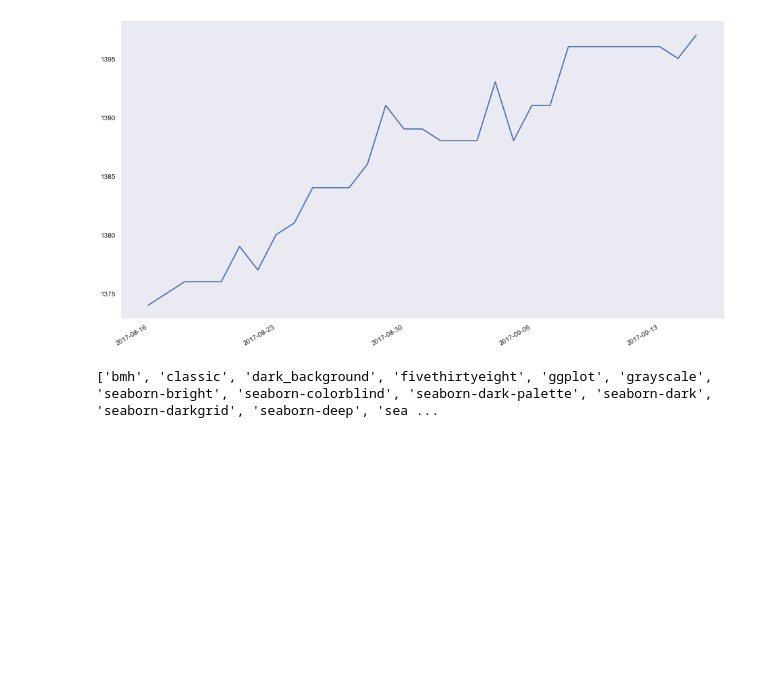
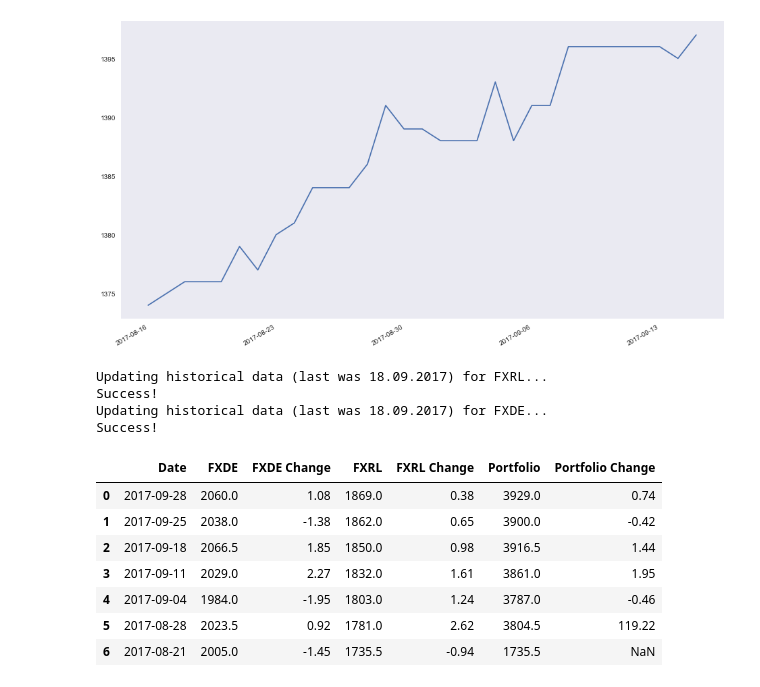
Before and after one commit to alvlasov/asset-utils, a Jupyter notebook: asset_utils.ipynb, the cells around one changed output. Cells and saved outputs as stored; diff of their text form; code cells hidden in the pictures; blank space fills up the shorter version.

```diff
--- a/asset_utils.ipynb
+++ b/asset_utils.ipynb
@@ -92,7 +58,11 @@ plt.grid()
 plt.show()
 # %% [output]
 [figure]
-# %%
-print(plt.style.available)
-# %% [output]
-['bmh', 'classic', 'dark_background', 'fivethirtyeight', 'ggplot', 'grayscale', 'seaborn-bright', 'seaborn-colorblind', 'seaborn-dark-palette', 'seaborn-dark', 'seaborn-darkgrid', 'seaborn-deep', 'sea ...
+# %%
+portfolio.asset_db.update_asset_historical('FXRL')
+portfolio.asset_db.update_asset_historical('FXDE')
+# %% [output]
+Updating historical data (last was 18.09.2017) for FXRL...
+Success!
+Updating historical data (last was 18.09.2017) for FXDE...
+Success!
@@ -98,0 +72,52 @@ print(plt.style.available)
+# %%
+def build_week_statistics():
+    date = pd.to_datetime(date_.today())
+    state = get_portfolio_state(date)
+    state['Date'] = date
+
+    weekday = date.weekday()
+    week = pd.Timedelta(weeks = 1)
+    prev_date = date - pd.Timedelta(days = weekday)
+    states = []
+    while True:
+
+        prev_state = get_portfolio_state(prev_date)
+
+        for key in prev_state.keys():
+            if prev_state[key] != 0:
+                state[str(key) + ' Change'] = '%.2f' % ((state[key] - prev_state[key]) / prev_state[key] * 100)
+            else:
+                state[str(key) + ' Change'] = float('nan')
+
+        prev_state['Date'] = prev_date
+#         print(state)
+        states.append(state)
+        date = prev_date
+        prev_date -= week
+        state = prev_state
+
+        if state['Portfolio'] == 0:
+            break
+#     print(state)
+    return states
+
+def get_portfolio_state(date):
+    state = {}
+    for asset in portfolio.asset_list:
+        state[asset] = portfolio.asset_db.get_asset_historical(asset, date)['price']
+    state['Portfolio'] = portfolio.get_portfolio_price(date)
+    return state
+# %%
+stats = build_week_statistics()
+df = pd.DataFrame.from_dict(stats)
+# %%
+df
+# %% [output]
+|  | Date | FXDE | FXDE Change | FXRL | FXRL Change | Portfolio | Portfolio Change |
+| 0 | 2017-09-28 | 2060.0 | 1.08 | 1869.0 | 0.38 | 3929.0 | 0.74 |
+| 1 | 2017-09-25 | 2038.0 | -1.38 | 1862.0 | 0.65 | 3900.0 | -0.42 |
+| 2 | 2017-09-18 | 2066.5 | 1.85 | 1850.0 | 0.98 | 3916.5 | 1.44 |
+| 3 | 2017-09-11 | 2029.0 | 2.27 | 1832.0 | 1.61 | 3861.0 | 1.95 |
+| 4 | 2017-09-04 | 1984.0 | -1.95 | 1803.0 | 1.24 | 3787.0 | -0.46 |
+| 5 | 2017-08-28 | 2023.5 | 0.92 | 1781.0 | 2.62 | 3804.5 | 119.22 |
+| 6 | 2017-08-21 | 2005.0 | -1.45 | 1735.5 | -0.94 | 1735.5 | NaN |
```
Also changed, not shown: parts of 9 cells of this notebook, 1 other file.
